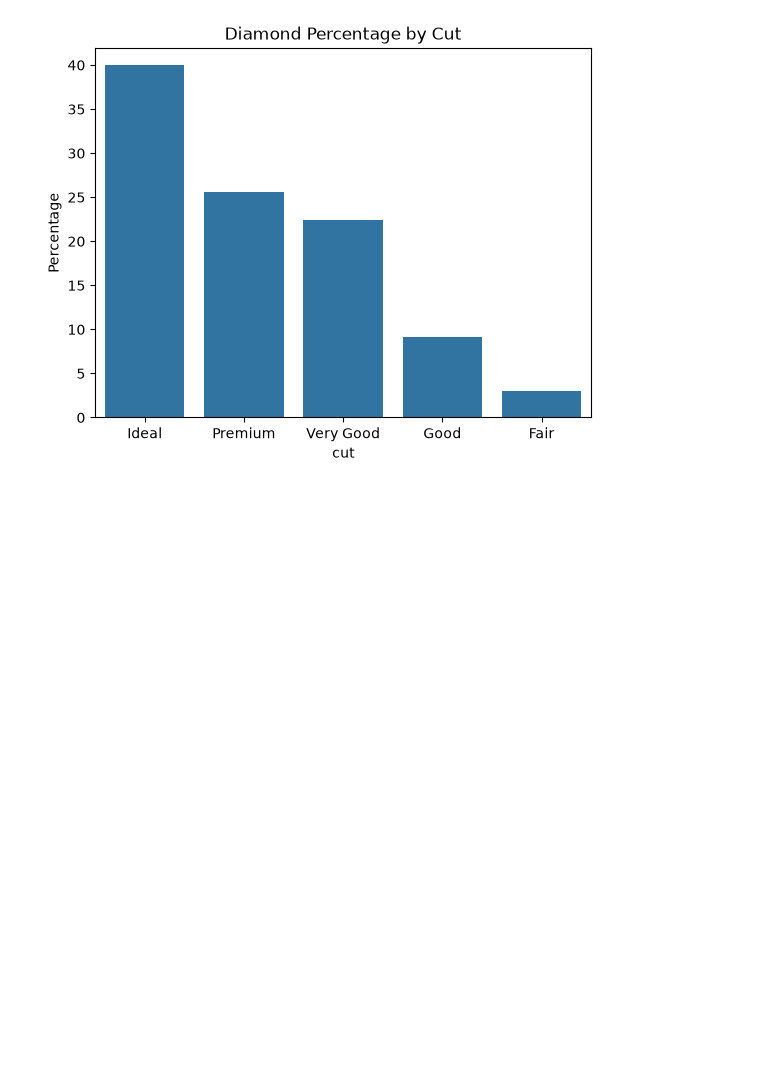
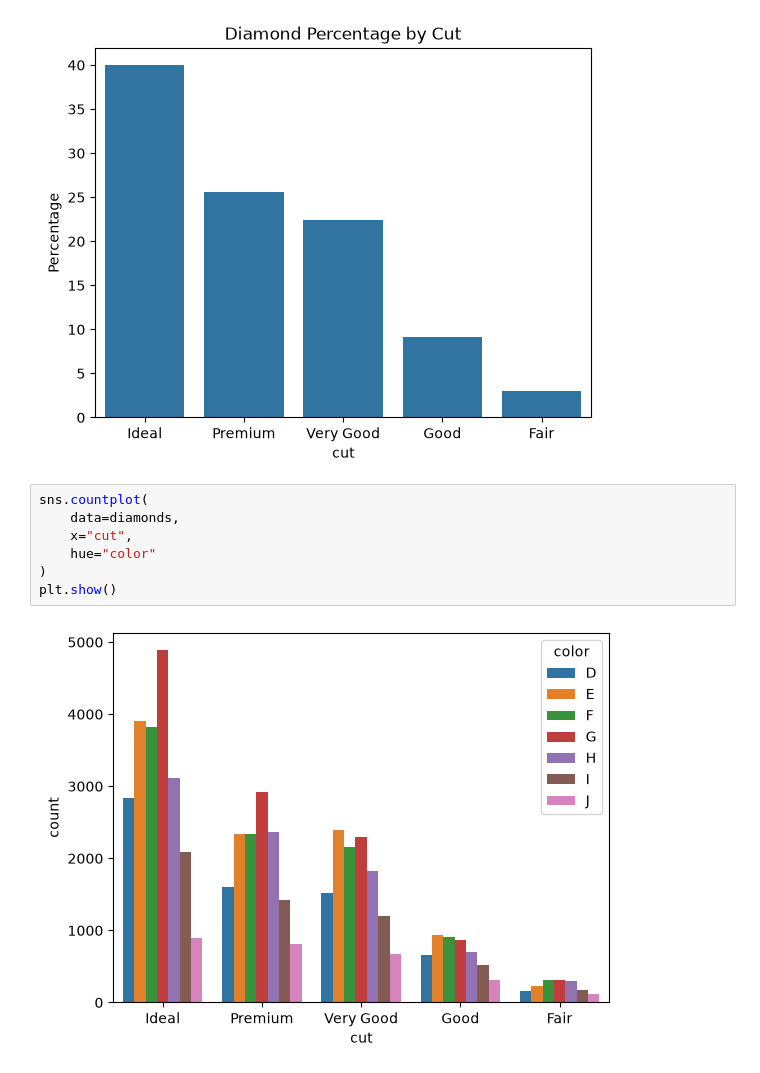
Before and after one commit to Akash-paswan/Seaborn-practice-questions-, a Jupyter notebook: diamond dataset/daimond.ipynb, the cells around one changed output. Saved outputs shown, nothing was run; the diff lists cells and outputs as text; blank space fills up the shorter version.

```diff
--- a/diamond dataset/daimond.ipynb
+++ b/diamond dataset/daimond.ipynb
@@ -113,3 +123,12 @@ plt.title("Diamond Percentage by Cut")
 plt.show()
 # %% [output]
 [figure]
+# %%
+sns.countplot(
+    data=diamonds,
+    x="cut",
+    hue="color"
+)
+plt.show()
+# %% [output]
+[figure, added]
```
Also changed, not shown: parts of 2 cells of this notebook.
